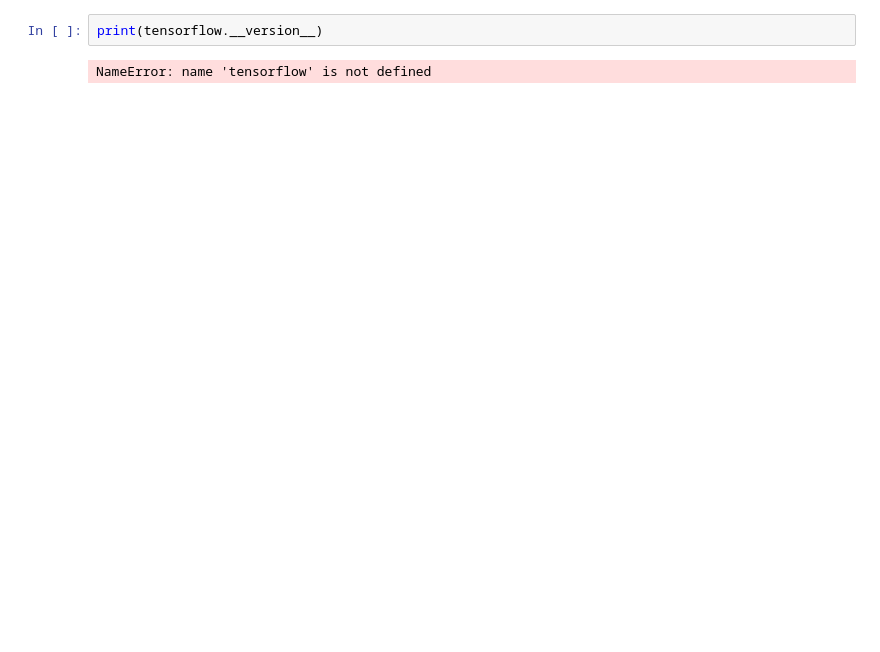
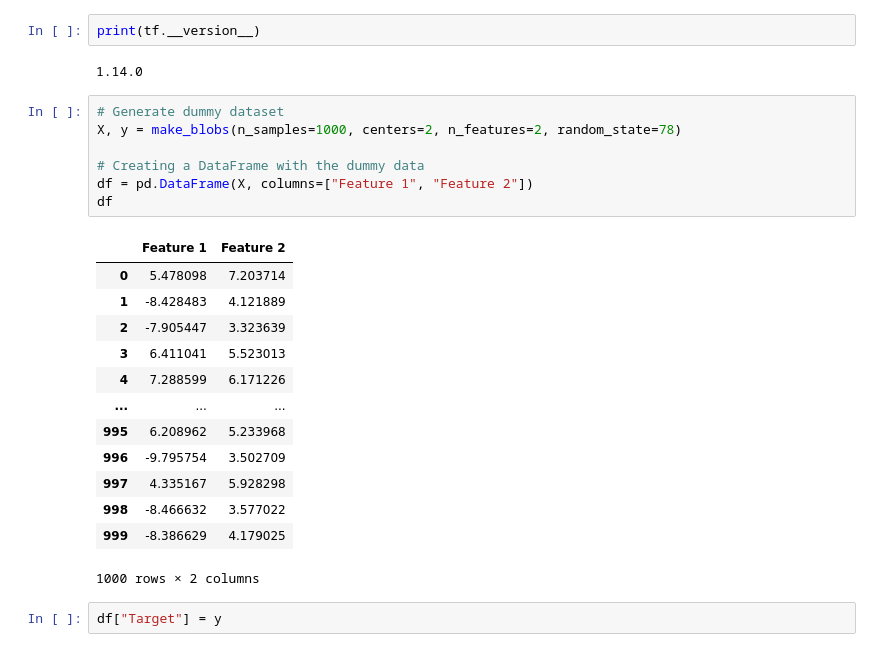
Before and after one commit to tom-jj-G/Neural_Network_NonProfit, a Jupyter notebook: Pratice.ipynb, the cells around one changed output. Cells and saved outputs as stored; diff of their text form; blank space fills up the shorter version.

```diff
--- a/Pratice.ipynb
+++ b/Pratice.ipynb
@@ -10,4 +8,27 @@ ModuleNotFoundError: No module named 'tensorflow'
 # %%
-print(tensorflow.__version__)
+print(tf.__version__)
 # %% [output]
-NameError: name 'tensorflow' is not defined
+1.14.0
+# %%
+# Generate dummy dataset
+X, y = make_blobs(n_samples=1000, centers=2, n_features=2, random_state=78)
+
+# Creating a DataFrame with the dummy data
+df = pd.DataFrame(X, columns=["Feature 1", "Feature 2"])
+df
+# %% [output]
+|  | Feature 1 | Feature 2 |
+| 0 | 5.478098 | 7.203714 |
+| 1 | -8.428483 | 4.121889 |
+| 2 | -7.905447 | 3.323639 |
+| 3 | 6.411041 | 5.523013 |
+| 4 | 7.288599 | 6.171226 |
+| ... | ... | ... |
+| 995 | 6.208962 | 5.233968 |
+| 996 | -9.795754 | 3.502709 |
+| 997 | 4.335167 | 5.928298 |
+| 998 | -8.466632 | 3.577022 |
+| 999 | -8.386629 | 4.179025 |
+1000 rows × 2 columns
+# %%
+df["Target"] = y
```
Also changed, not shown: parts of 9 cells of this notebook.
